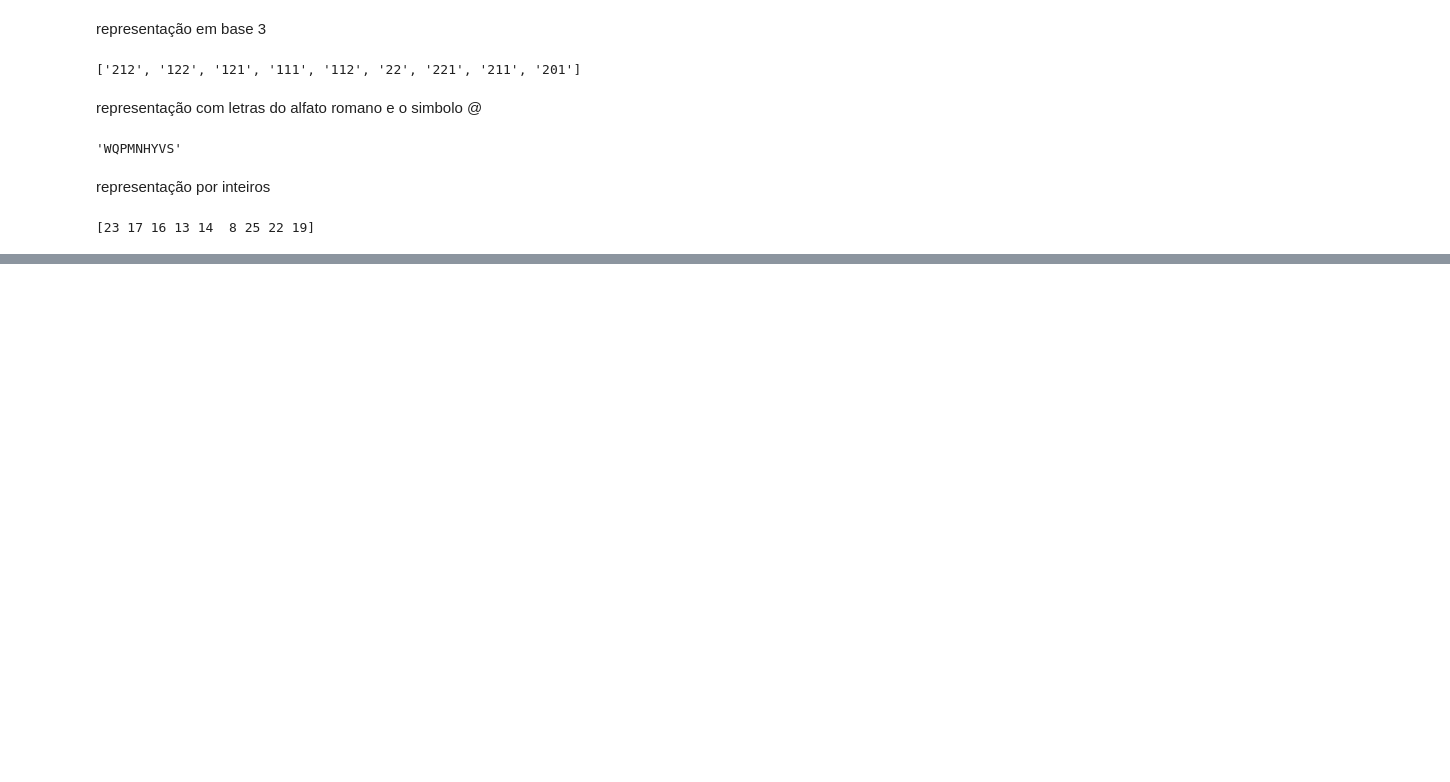
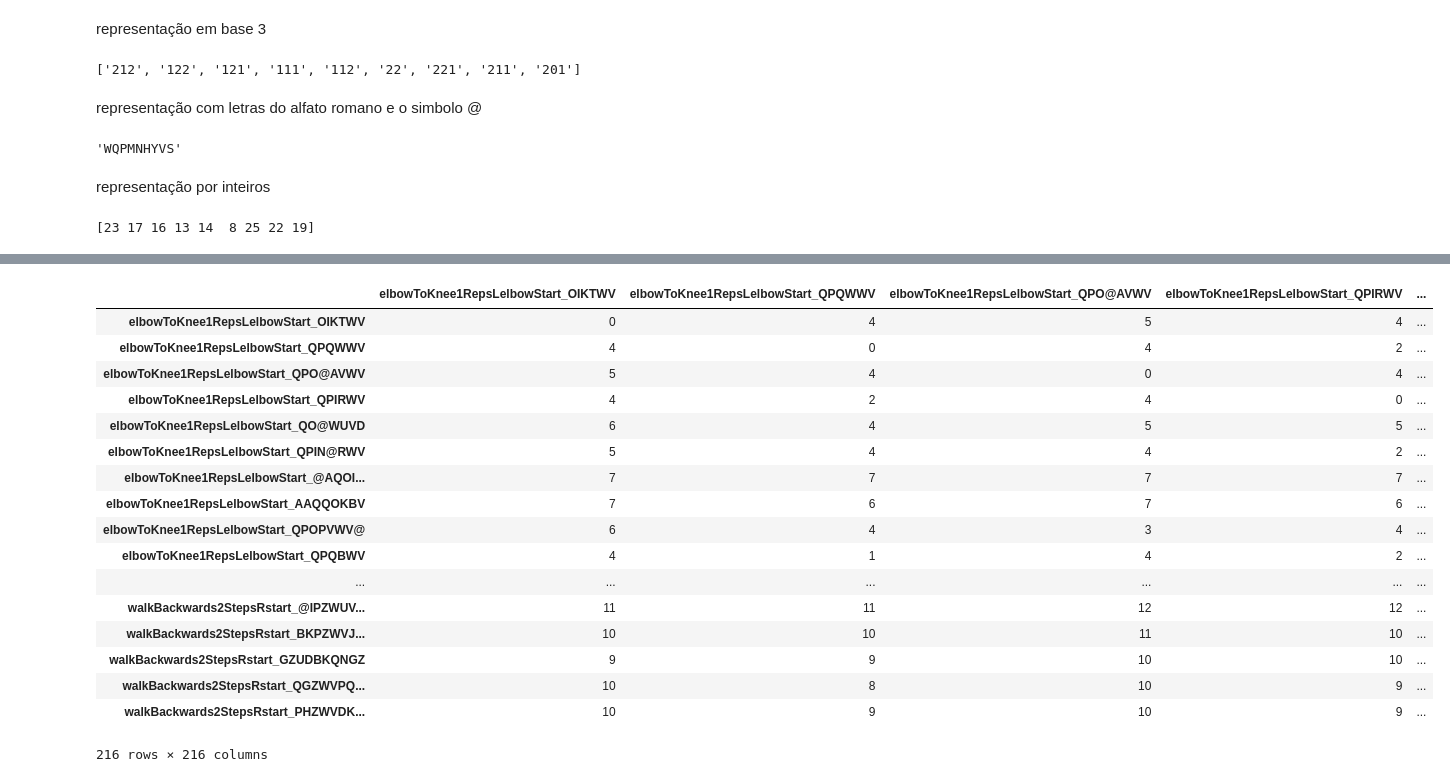
Before and after one commit to ojon/MotionMsc, a Jupyter notebook: gen_motion_word.ipynb, the cells around one changed output, grey strips where cells are left out. Drawn from its saved outputs; the diff is of its cells as text; code cells hidden in the pictures; blank space fills up the shorter version.

Commit message:
distM

```diff
--- a/gen_motion_word.ipynb
+++ b/gen_motion_word.ipynb
@@ -260,0 +359,42 @@ print(w)
+# %%
+labelSet = []
+motionFiles = []
+enumClasses = []
+enumClassIndex = 1
+
+for motion in selMotions:
+    currentMoveFileList = glob.glob("./cleanNpyData/*" + motion + "*")
+    currentLabels = [motion] * np.size(currentMoveFileList)
+    currentEnumClass = [motionsDic[motion]] * np.size(currentMoveFileList)
+    enumClassIndex += 1
+    labelSet = labelSet + currentLabels
+    motionFiles = motionFiles + currentMoveFileList
+    enumClasses = enumClasses + currentEnumClass
+
+wList = []
+labels = []
+completeLabels = []
+fileLabels = []
+labelIndex = 0
+for file in motionFiles:
+    data = np.load(file)
+    [pIndex, wInt] = gen_motion_word_int(data, selDofs, var_levels, amp_lim_joint=5)
+    wChar = ''.join([cInt2cChar(cInt) for cInt in wInt])
+    wList.append(wChar)
+    label = labelSet[labelIndex]
+    labelIndex += 1
+    completeLabels.append(label + '_' + wChar)
+    fileLabels.append(file[19:-8])
+distM = []
+for w1 in wList:
+    row = []
+    for w2 in wList:
+        row.append(l.distance(w1, w2))
+    distM.append(row)
+
+dataId = '_'.join(str(e) for e in list(set(enumClasses)))
+scipy.io.savemat('distM_' + dataId + '.mat', mdict={'distM': np.array(distM)})
+scipy.io.savemat('fullLabels_' + dataId + '.mat', mdict={'full_labels': np.array(completeLabels)})
+scipy.io.savemat('labels_' + dataId + '.mat', mdict={'labels': labelSet})
+scipy.io.savemat('enumClasses_' + dataId + '.mat', mdict={'enumClasses': enumClasses})
+scipy.io.savemat('fileLabels_' + dataId + '.mat', mdict={'fileLabels': fileLabels})
@@ -260,0 +414,21 @@ print(w)
+# %%
+pd.DataFrame(distM, columns=completeLabels, index=completeLabels)
+# %% [output]
+|  | elbowToKnee1RepsLelbowStart_OIKTWV | elbowToKnee1RepsLelbowStart_QPQWWV | elbowToKnee1RepsLelbowStart_QPO@AVWV | elbowToKnee1RepsLelbowStart_QPIRWV | ... |
+| elbowToKnee1RepsLelbowStart_OIKTWV | 0 | 4 | 5 | 4 | ... |
+| elbowToKnee1RepsLelbowStart_QPQWWV | 4 | 0 | 4 | 2 | ... |
+| elbowToKnee1RepsLelbowStart_QPO@AVWV | 5 | 4 | 0 | 4 | ... |
+| elbowToKnee1RepsLelbowStart_QPIRWV | 4 | 2 | 4 | 0 | ... |
+| elbowToKnee1RepsLelbowStart_QO@WUVD | 6 | 4 | 5 | 5 | ... |
+| elbowToKnee1RepsLelbowStart_QPIN@RWV | 5 | 4 | 4 | 2 | ... |
+| elbowToKnee1RepsLelbowStart_@AQOI... | 7 | 7 | 7 | 7 | ... |
+| elbowToKnee1RepsLelbowStart_AAQQOKBV | 7 | 6 | 7 | 6 | ... |
+| elbowToKnee1RepsLelbowStart_QPOPVWV@ | 6 | 4 | 3 | 4 | ... |
+| elbowToKnee1RepsLelbowStart_QPQBWV | 4 | 1 | 4 | 2 | ... |
+| ... | ... | ... | ... | ... | ... |
+| walkBackwards2StepsRstart_@IPZWUV... | 11 | 11 | 12 | 12 | ... |
+| walkBackwards2StepsRstart_BKPZWVJ... | 10 | 10 | 11 | 10 | ... |
+| walkBackwards2StepsRstart_GZUDBKQNGZ | 9 | 9 | 10 | 10 | ... |
+| walkBackwards2StepsRstart_QGZWVPQ... | 10 | 8 | 10 | 9 | ... |
+| walkBackwards2StepsRstart_PHZWVDK... | 10 | 9 | 10 | 9 | ... |
+216 rows × 216 columns
```
Also changed, not shown: parts of 19 cells of this notebook.
